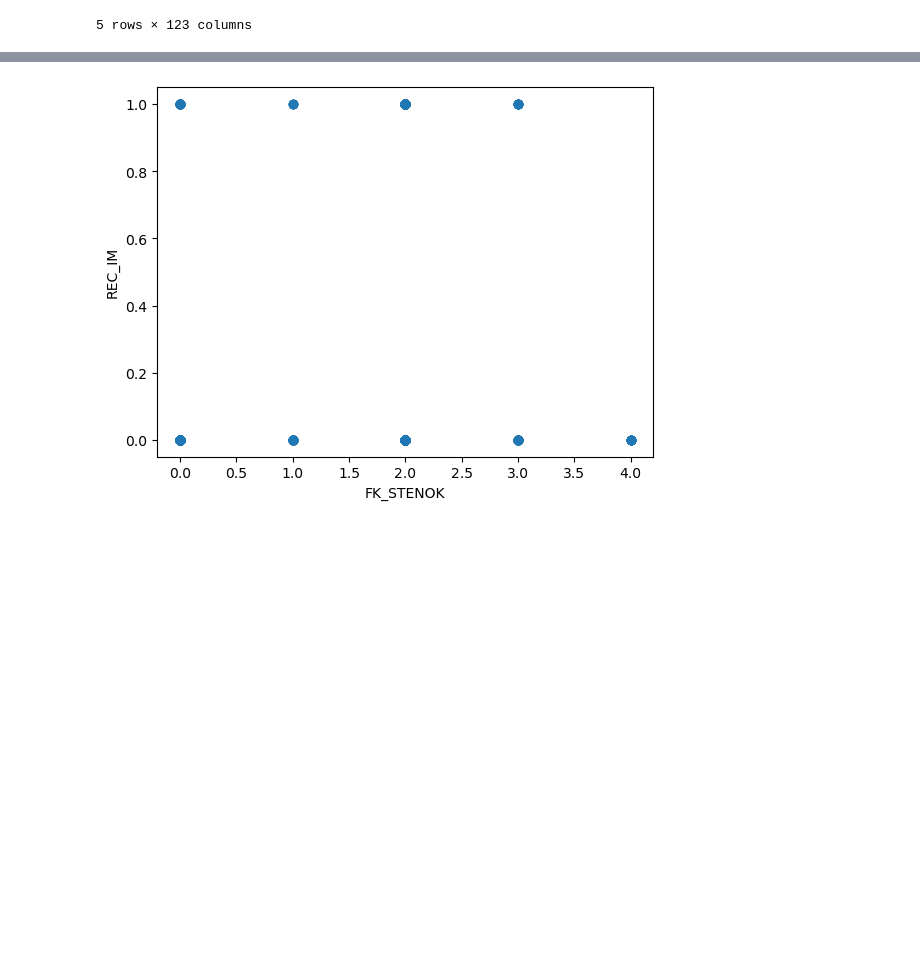
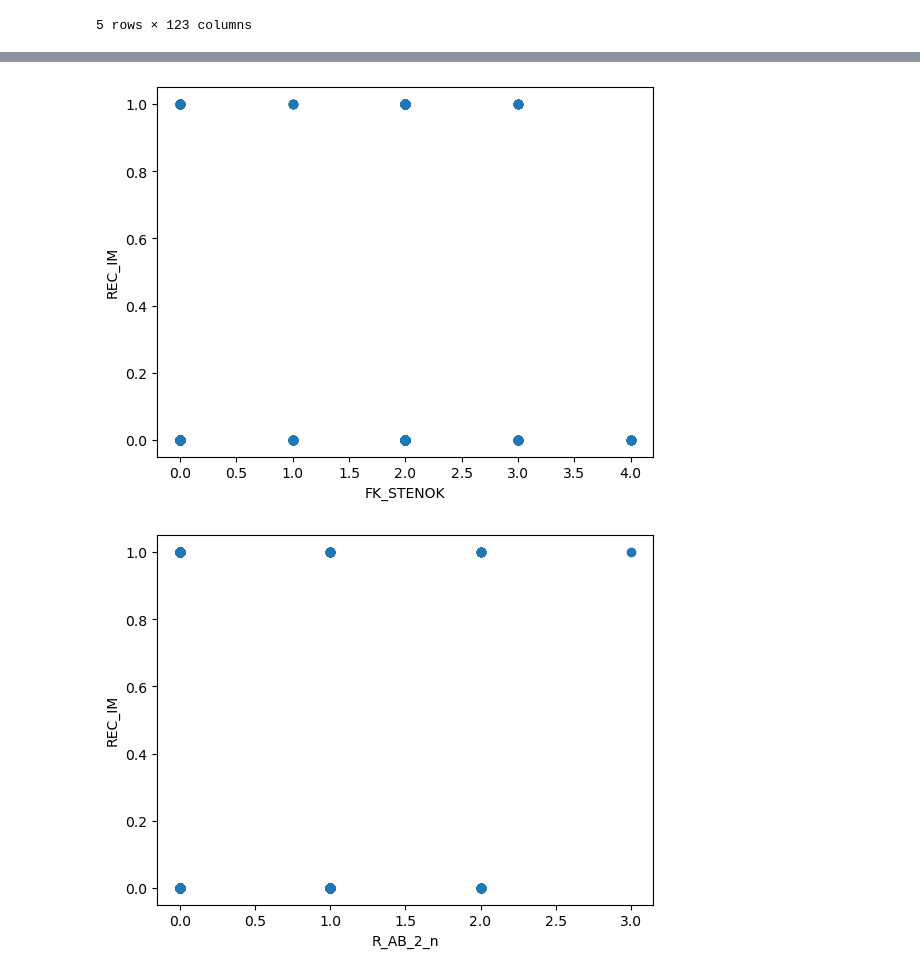
Before and after one commit to natalieseah/MLFinalProject, a Jupyter notebook: variableInvestigationEmily.ipynb, the cells around one changed output, grey strips where cells are left out. Saved outputs shown, nothing was run; the diff lists cells and outputs as text; code cells hidden in the pictures; blank space fills up the shorter version.

```diff
--- a/variableInvestigationEmily.ipynb
+++ b/variableInvestigationEmily.ipynb
@@ -34,20 +47,21 @@ data.corr(numeric_only=True)[['REC_IM']].sort_values(by='REC_IM', key=abs, ascen
 # %%
 # scatter plots of top 10 - not super helpful because relapse is binary
 
-top10 = ['KFK_BLOOD', 'R_AB_3_n', 'OTEK_LANC', 'NA_R_3_n', 'STENOK_AN', 'NA_R_2_n', 'np_01', 'LET_IS', 'FK_STENOK']
+top10 = ['KFK_BLOOD', 'R_AB_3_n', 'OTEK_LANC', 'NA_R_3_n', 'STENOK_AN', 'NA_R_2_n', 'np_01', 'LET_IS', 'FK_STENOK', 'R_AB_2_n']
 for i in top10:
     plt.scatter(data[i], data['REC_IM'])
     plt.xlabel(i)
     plt.ylabel('REC_IM')
     plt.show()
     #print(data.corr(numeric_only=True)[['REC_IM', i]].sort_values(by='REC_IM', key=abs, ascending=False).head(10))
 # %% [output]
 [figure]
 [figure]
 [figure]
 [figure]
 [figure]
 [figure]
 [figure]
 [figure]
 [figure]
+[figure, added]
```
Also changed, not shown: parts of 6 cells of this notebook.
